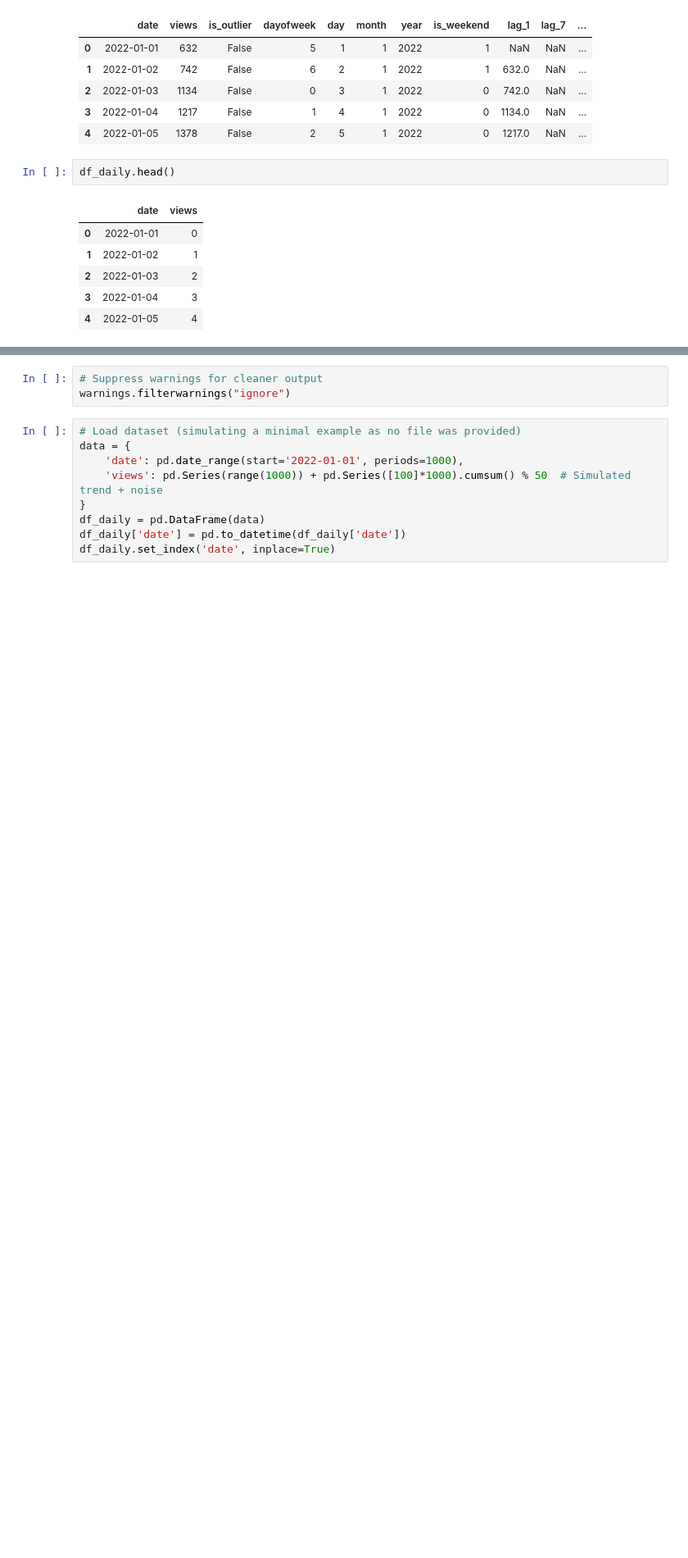
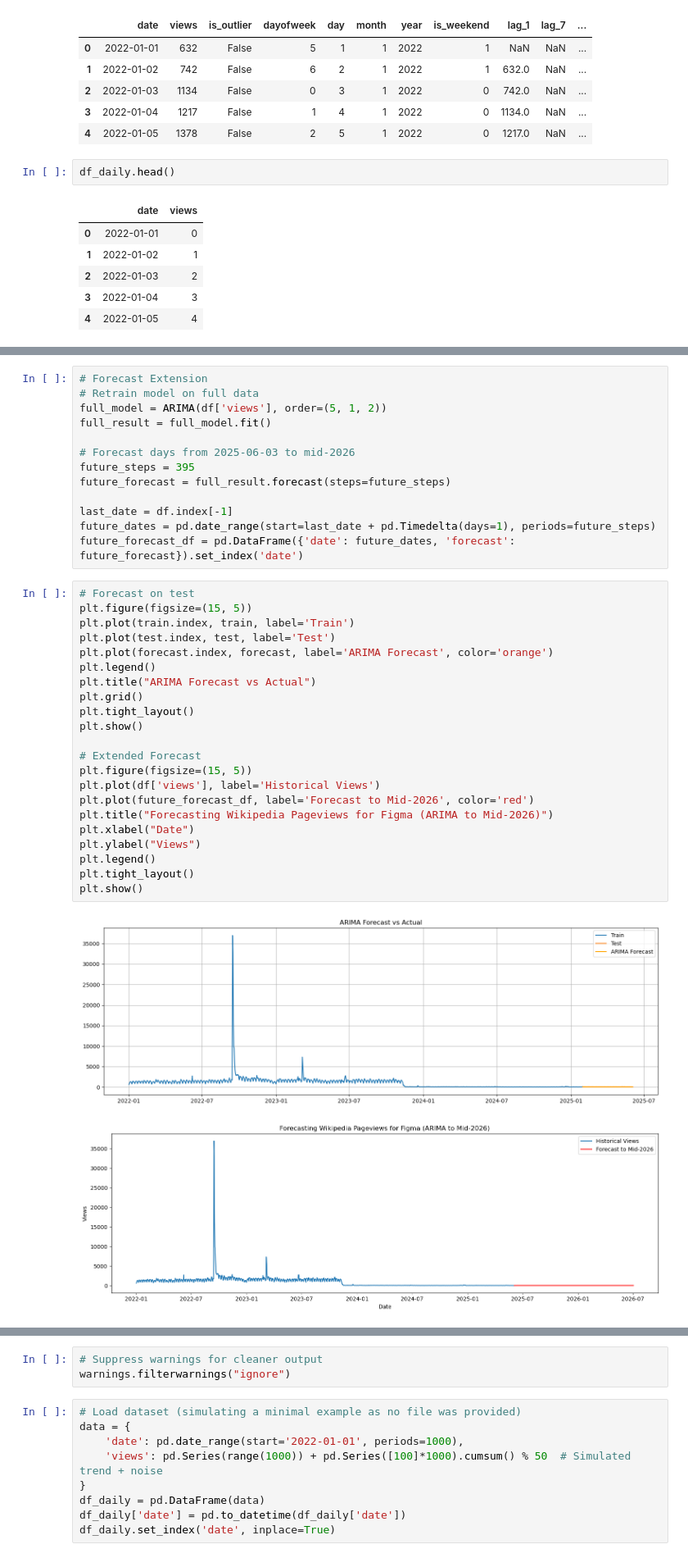
Before and after one commit to samira-yousefzadeh/figma-pageviews-forecast, a Jupyter notebook: figma_pageviews_forecast.ipynb, the cells around one changed output, grey strips where cells are left out. Shown at 82% size. Cells and saved outputs as stored; diff of their text form; blank space fills up the shorter version.

```diff
--- a/figma_pageviews_forecast.ipynb
+++ b/figma_pageviews_forecast.ipynb
@@ -541,0 +638,38 @@ import warnings
+# %%
+# Forecast Extension
+# Retrain model on full data
+full_model = ARIMA(df['views'], order=(5, 1, 2))
+full_result = full_model.fit()
+
+# Forecast days from 2025-06-03 to mid-2026
+future_steps = 395
+future_forecast = full_result.forecast(steps=future_steps)
+
+last_date = df.index[-1]
+future_dates = pd.date_range(start=last_date + pd.Timedelta(days=1), periods=future_steps)
+future_forecast_df = pd.DataFrame({'date': future_dates, 'forecast': future_forecast}).set_index('date')
+# %%
+# Forecast on test
+plt.figure(figsize=(15, 5))
+plt.plot(train.index, train, label='Train')
+plt.plot(test.index, test, label='Test')
+plt.plot(forecast.index, forecast, label='ARIMA Forecast', color='orange')
+plt.legend()
+plt.title("ARIMA Forecast vs Actual")
+plt.grid()
+plt.tight_layout()
+plt.show()
+
+# Extended Forecast
+plt.figure(figsize=(15, 5))
+plt.plot(df['views'], label='Historical Views')
+plt.plot(future_forecast_df, label='Forecast to Mid-2026', color='red')
+plt.title("Forecasting Wikipedia Pageviews for Figma (ARIMA to Mid-2026)")
+plt.xlabel("Date")
+plt.ylabel("Views")
+plt.legend()
+plt.tight_layout()
+plt.show()
+# %% [output]
+[figure, added]
+[figure, added]
```
Also changed, not shown: parts of 17 cells of this notebook.
